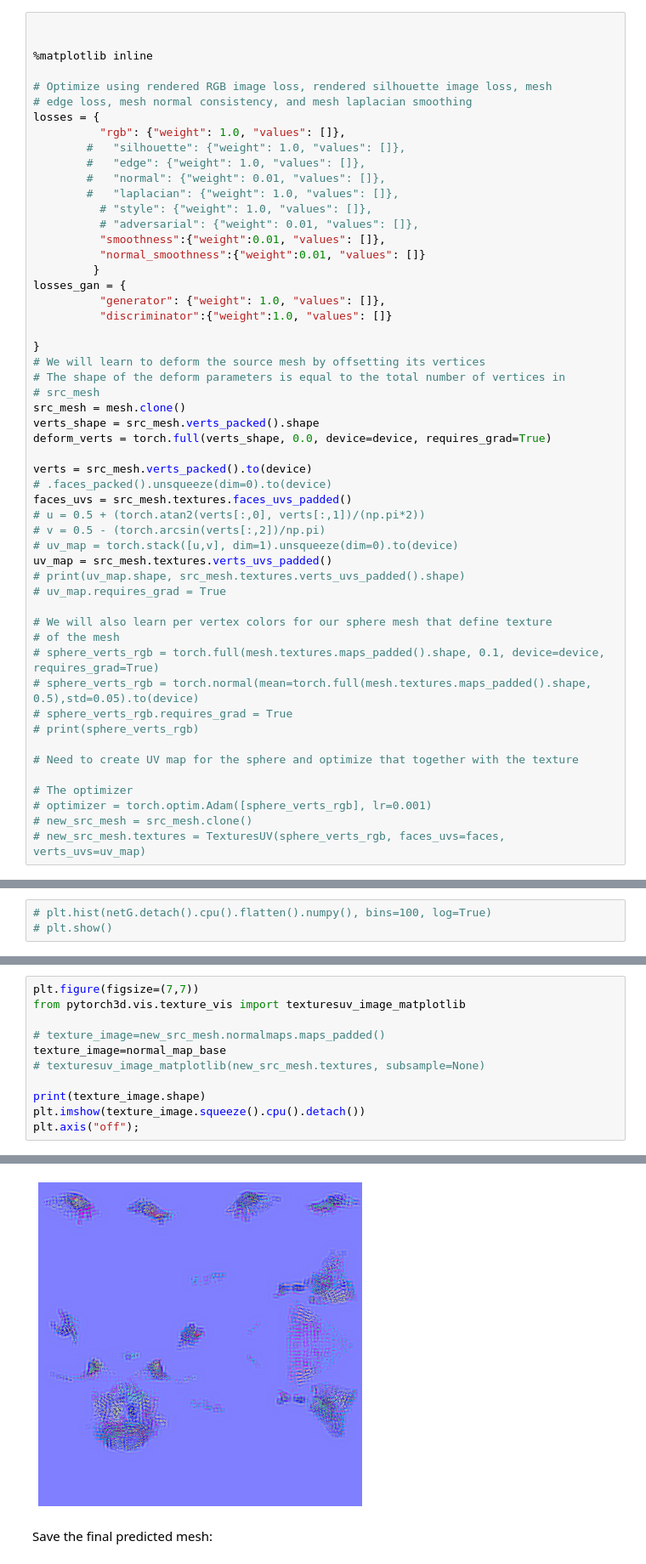
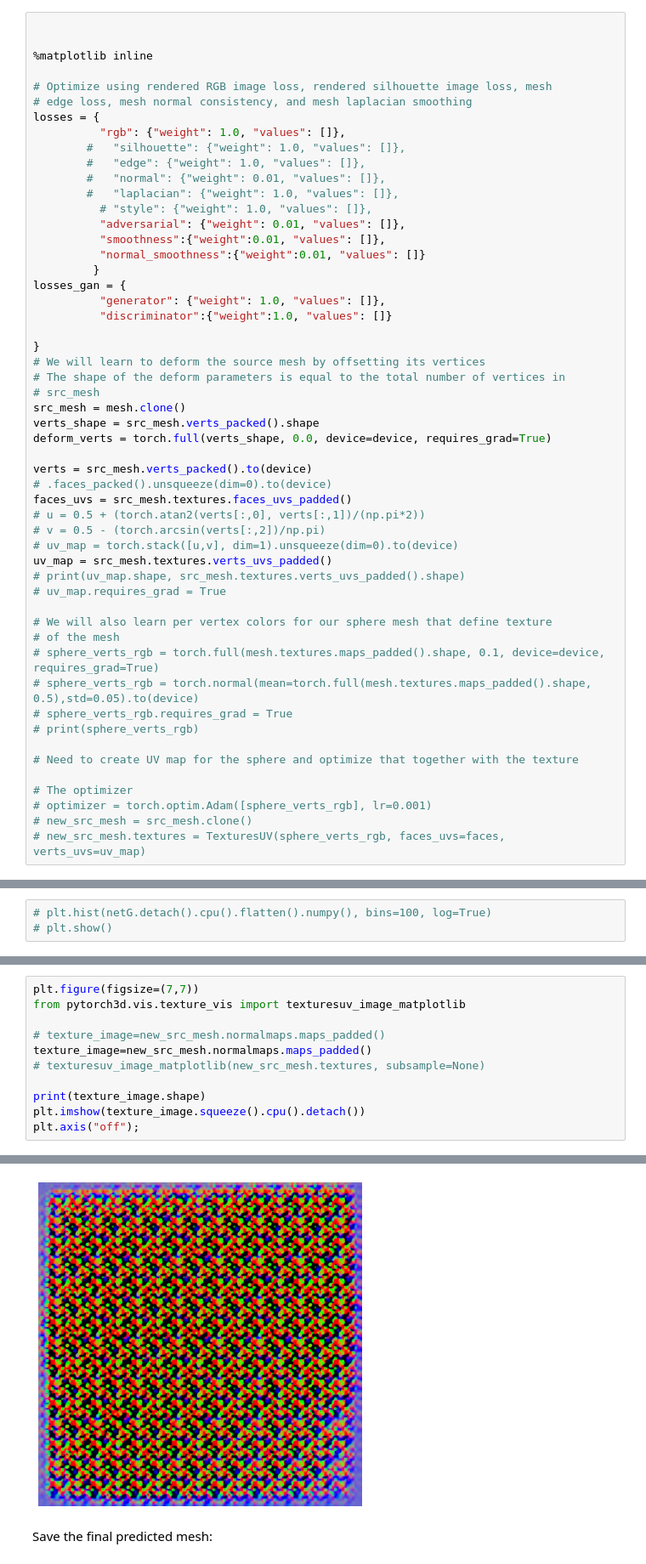
Before and after one commit to theycallmepeter/pytorch3d_PBR, a Jupyter notebook: docs/tutorials/fit_textured_mesh.ipynb, the cells around one changed output, grey strips where cells are left out. Shown at 85% size. Saved outputs shown, nothing was run; the diff lists cells and outputs as text.

Commit message:
GAN learning same source latent two textures

```diff
--- a/docs/tutorials/fit_textured_mesh.ipynb
+++ b/docs/tutorials/fit_textured_mesh.ipynb
@@ -1142,7 +1195,7 @@ losses = {
         #   "normal": {"weight": 0.01, "values": []},
         #   "laplacian": {"weight": 1.0, "values": []},
           # "style": {"weight": 1.0, "values": []},
-          # "adversarial": {"weight": 0.01, "values": []},
+          "adversarial": {"weight": 0.01, "values": []},
           "smoothness":{"weight":0.01, "values": []},
           "normal_smoothness":{"weight":0.01, "values": []}
          }
@@ -1494,18 +1804,18 @@ torch.Size([1, 128, 128, 3])
 # %%
 plt.figure(figsize=(7,7))
 from pytorch3d.vis.texture_vis import texturesuv_image_matplotlib
 
 # texture_image=new_src_mesh.normalmaps.maps_padded()
-texture_image=normal_map_base
+texture_image=new_src_mesh.normalmaps.maps_padded()
 # texturesuv_image_matplotlib(new_src_mesh.textures, subsample=None)
 
 print(texture_image.shape)
 plt.imshow(texture_image.squeeze().cpu().detach())
 plt.axis("off");
 # %% [output]
 Clipping input data to the valid range for imshow with RGB data ([0..1] for floats or [0..255] for integers).
 torch.Size([1, 1024, 1024, 3])
-[figure, old version]
+[figure, new version]
 # %% [markdown]
 Save the final predicted mesh:
 # %%
```
Also changed, not shown: parts of 8 cells of this notebook, 1 other file.
